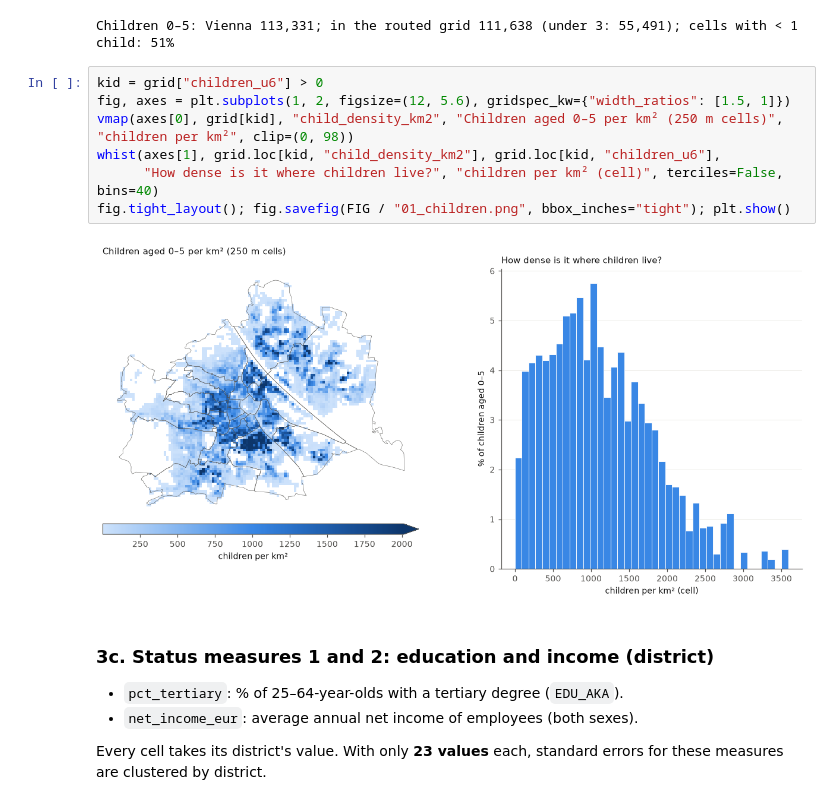
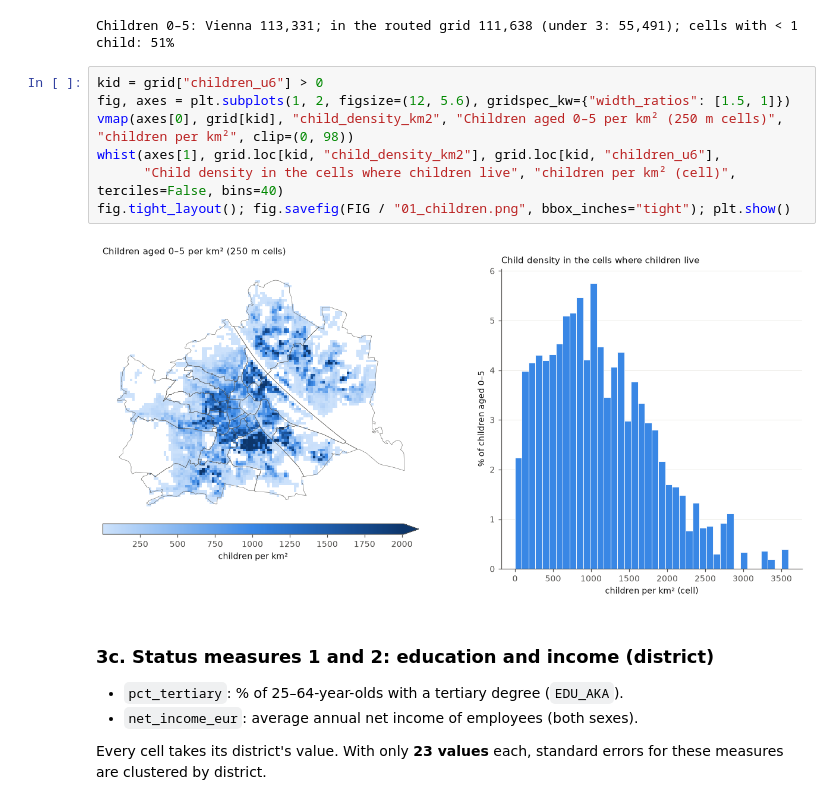
Before and after one commit to ShioriTsukayama/IntroCSS, a Jupyter notebook: analysis/socioeconomic_eda.ipynb, the cells around one changed output. Cells and saved outputs as stored; diff of their text form.

```diff
--- a/analysis/socioeconomic_eda.ipynb
+++ b/analysis/socioeconomic_eda.ipynb
@@ -430,12 +430,12 @@ Children 0–5: Vienna 113,331; in the routed grid 111,638 (under 3: 55,491); ce
 # %%
 kid = grid["children_u6"] > 0
 fig, axes = plt.subplots(1, 2, figsize=(12, 5.6), gridspec_kw={"width_ratios": [1.5, 1]})
 vmap(axes[0], grid[kid], "child_density_km2", "Children aged 0–5 per km² (250 m cells)", "children per km²", clip=(0, 98))
 whist(axes[1], grid.loc[kid, "child_density_km2"], grid.loc[kid, "children_u6"],
-      "How dense is it where children live?", "children per km² (cell)", terciles=False, bins=40)
+      "Child density in the cells where children live", "children per km² (cell)", terciles=False, bins=40)
 fig.tight_layout(); fig.savefig(FIG / "01_children.png", bbox_inches="tight"); plt.show()
 # %% [output]
-[figure, old version]
+[figure, new version]
 # %% [markdown]
 ### 3c. Status measures 1 and 2: education and income (district)
 * `pct_tertiary`: % of 25–64-year-olds with a tertiary degree (`EDU_AKA`).
```
Also changed, not shown: parts of 1 cell of this notebook, 5 other files.
